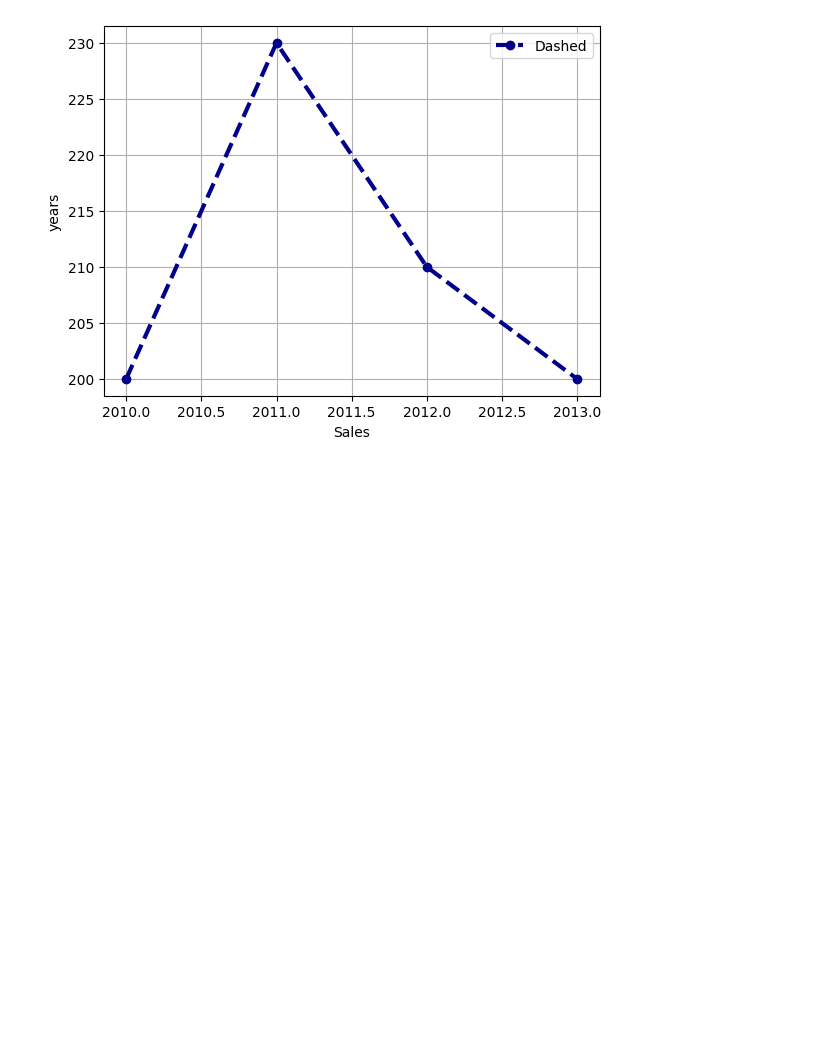
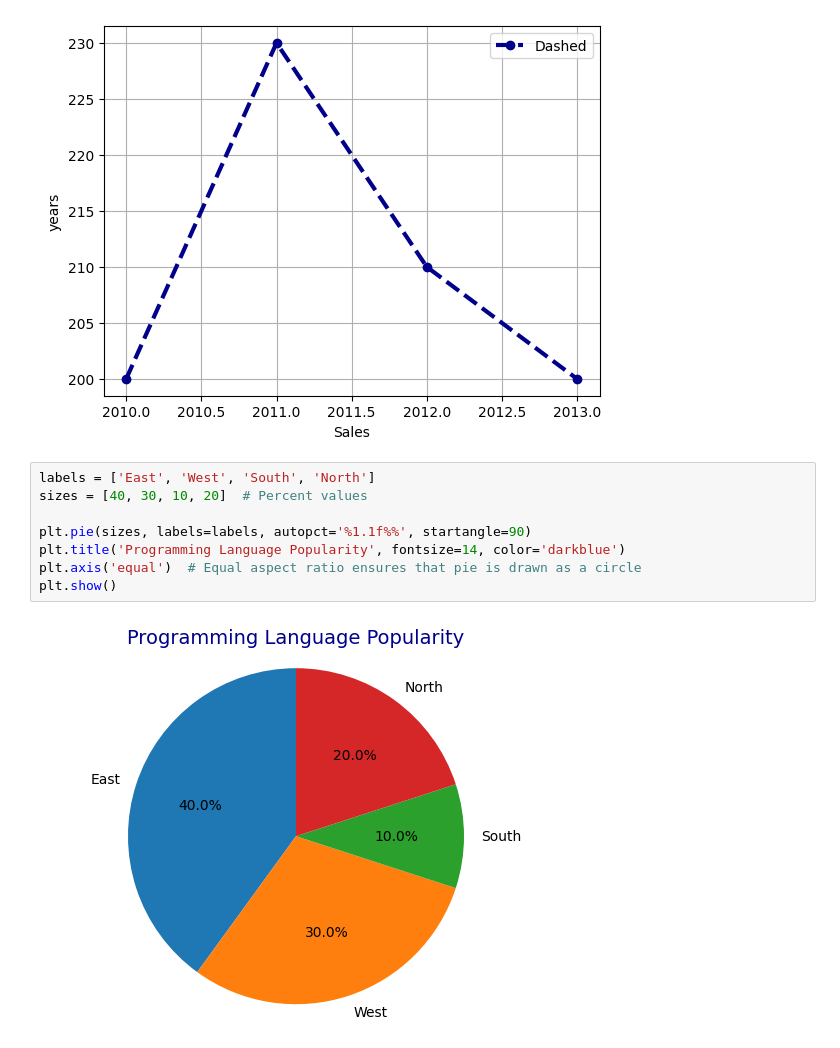
Before and after one commit to Amaansaifidev/Learning-python-for-ai-ml, a Jupyter notebook: Matplotlib-in-python/Mathplotlib.ipynb, the cells around one changed output. Saved outputs shown, nothing was run; the diff lists cells and outputs as text; blank space fills up the shorter version.

```diff
--- a/Matplotlib-in-python/Mathplotlib.ipynb
+++ b/Matplotlib-in-python/Mathplotlib.ipynb
@@ -54,3 +54,13 @@ plt.legend()
 plt.show()
 # %% [output]
 [figure]
+# %%
+labels = ['East', 'West', 'South', 'North']
+sizes = [40, 30, 10, 20]  # Percent values
+
+plt.pie(sizes, labels=labels, autopct='%1.1f%%', startangle=90)
+plt.title('Programming Language Popularity', fontsize=14, color='darkblue')
+plt.axis('equal')  # Equal aspect ratio ensures that pie is drawn as a circle
+plt.show()
+# %% [output]
+[figure, added]
```
Also changed, not shown: parts of 4 cells of this notebook.
